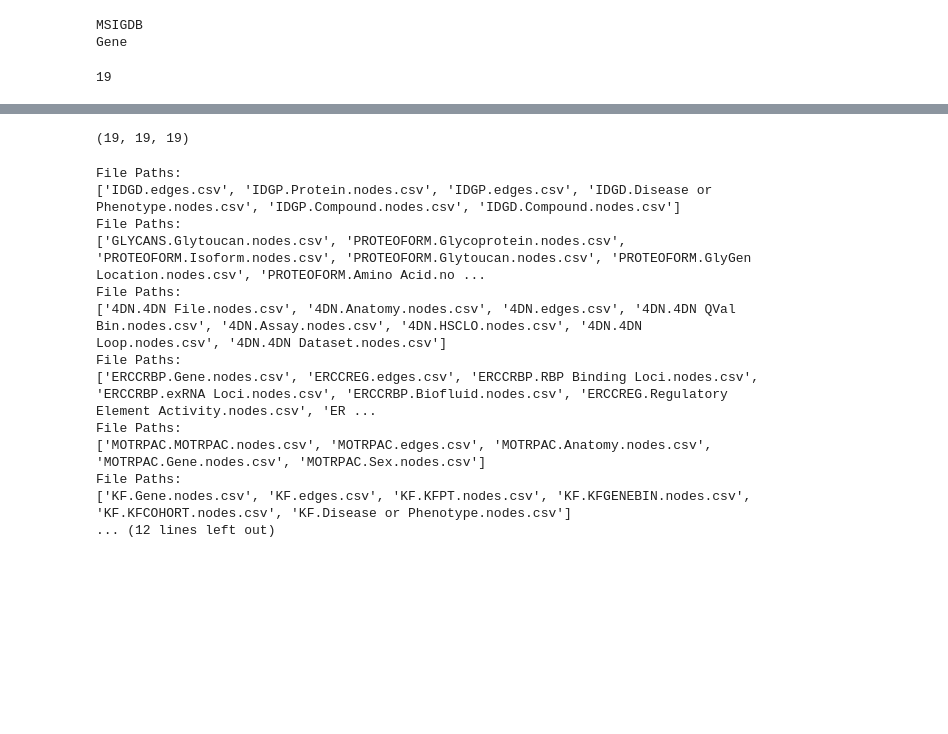
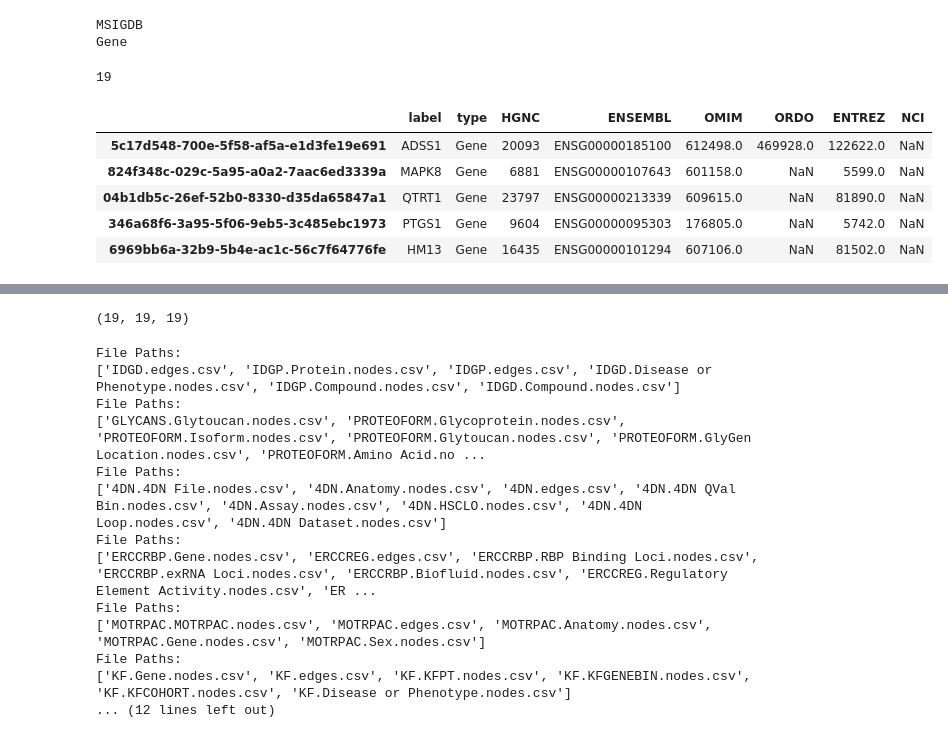
Before and after one commit to MaayanLab/datadistillery-kg, a Jupyter notebook: 0424Notebooks/Updated_Serialization.ipynb, the cells around one changed output, grey strips where cells are left out. Cells and saved outputs as stored; diff of their text form; code cells hidden in the pictures; blank space fills up the shorter version.

```diff
--- a/0424Notebooks/Updated_Serialization.ipynb
+++ b/0424Notebooks/Updated_Serialization.ipynb
@@ -1775,3 +1802,13 @@ for i in sab_dict.values():
 len(dcc_sabs)
 # %% [output]
 19
+# %%
+df = pd.read_csv('out/sab/hgnc_enzyme.Enzyme.nodes.csv', index_col=0)
+df.head()
+# %% [output]
+|  | label | type | HGNC | ENSEMBL | OMIM | ORDO | ENTREZ | NCI |
+| 5c17d548-700e-5f58-af5a-e1d3fe19e691 | ADSS1 | Gene | 20093 | ENSG00000185100 | 612498.0 | 469928.0 | 122622.0 | NaN |
+| 824f348c-029c-5a95-a0a2-7aac6ed3339a | MAPK8 | Gene | 6881 | ENSG00000107643 | 601158.0 | NaN | 5599.0 | NaN |
+| 04b1db5c-26ef-52b0-8330-d35da65847a1 | QTRT1 | Gene | 23797 | ENSG00000213339 | 609615.0 | NaN | 81890.0 | NaN |
+| 346a68f6-3a95-5f06-9eb5-3c485ebc1973 | PTGS1 | Gene | 9604 | ENSG00000095303 | 176805.0 | NaN | 5742.0 | NaN |
+| 6969bb6a-32b9-5b4e-ac1c-56c7f64776fe | HM13 | Gene | 16435 | ENSG00000101294 | 607106.0 | NaN | 81502.0 | NaN |
```
Also changed, not shown: parts of 7 cells of this notebook.
